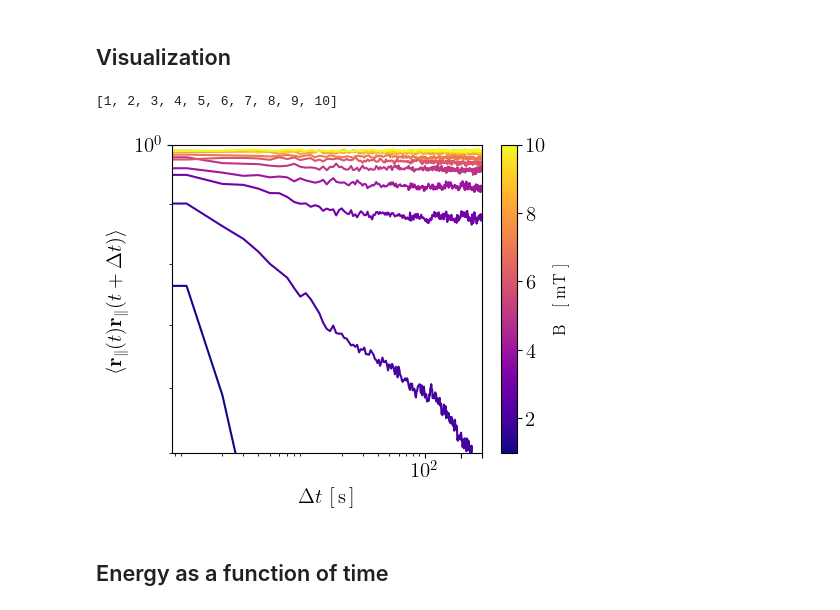
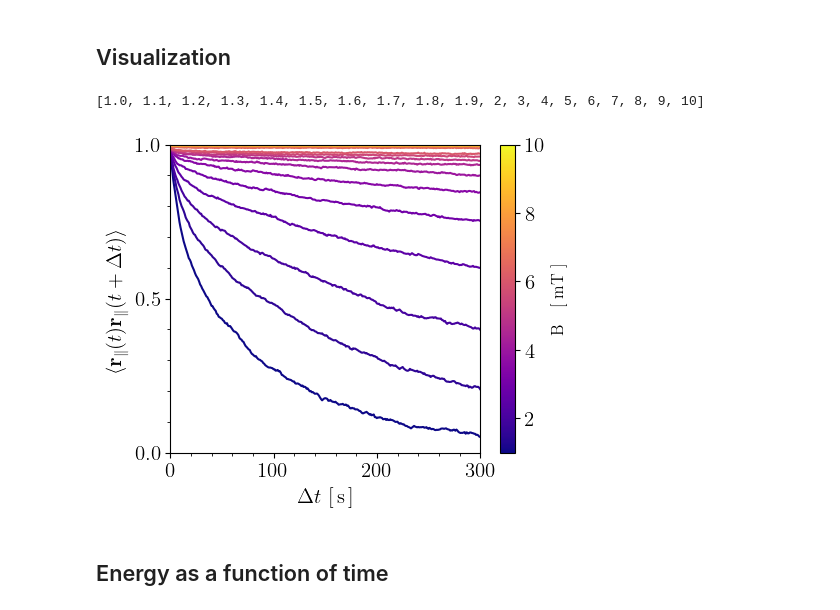
Before and after one commit to leogabac/stuckgs, a Jupyter notebook: src/fig4a.ipynb, the cells around one changed output. Cells and saved outputs as stored; diff of their text form; code cells hidden in the pictures.

```diff
--- a/src/fig4a.ipynb
+++ b/src/fig4a.ipynb
@@ -41,8 +41,8 @@ plt.rcParams.update({
 # %%
 quench_time = 300*ureg.s
 evolution_time = 60*ureg.s
-total_time = 3300*ureg.s
-sim_path = '/media/eru/ina/stuckgs/data/simstair'
+total_time = 6000*ureg.s
+sim_path = '/media/eru/ina/stuckgs/data/simstair_detailed'
 data_path = '/media/eru/ina/stuckgs/data/'
 # %% [markdown]
 ## Correlations
@@ -82,6 +82,28 @@ intervals = [
  (2670, 2970),
  (3000, 3300),
 ]
+
+intervals = [
+    (30,330),
+    (333,633),
+    (636,936),
+    (939,1239),
+    (1242,1542),
+    (1545,1845),
+    (1848,2148),
+    (2151,2451),
+    (2454,2754),
+    (2757,3057),
+    (3060,3360),
+    (3390,3690),
+    (3720,4020),
+    (4050,4350),
+    (4380,4680),
+    (4710,5010),
+    (5040,5340),
+    (5370,5670),
+    (5700,6000),
+]
 # %%
 def correlate_realization(sim_path,data,realization,interval,s,e):
     """
@@ -155,12 +186,12 @@ for interval in range(len(intervals)):
 # %%
 corravs = pd.read_csv(os.path.join(corr_path,'global.csv'), index_col=['interval','dt'])
 nintervals = corravs.index.get_level_values('interval').unique().to_list()
-# %%
-rate = params['max_field']/quench_time
-fields = [1,2,3,4,5,6,7,8,9,10]
-fields
-# %% [output]
-[1, 2, 3, 4, 5, 6, 7, 8, 9, 10]
+# %%
+rate = params['max_field']/quench_time
+fields = [1 + i/10 for i in range(10)] + [i for i in range(2,11)]
+fields
+# %% [output]
+[1.0, 1.1, 1.2, 1.3, 1.4, 1.5, 1.6, 1.7, 1.8, 1.9, 2, 3, 4, 5, 6, 7, 8, 9, 10]
 # %%
 fig, ax = plt.subplots(figsize = (5,4))
 cmap = plt.get_cmap('plasma')
@@ -168,39 +199,39 @@ cmap = plt.get_cmap('plasma')
 for interval, (i,B) in zip(nintervals, enumerate(fields)):
     color =  cmap(i / (len(fields) - 1))
     avi = corravs.loc[idx[interval,'av']]
-    ax.loglog(avi.index.to_list(),avi.to_list(), color=color)
-    #ax.plot(avi.index.to_list(),avi.to_list(), color=color)
+    #ax.loglog(avi.index.to_list(),avi.to_list(), color=color)
+    ax.plot(avi.index.to_list(),avi.to_list(), color=color)
 
 ax.set_xlim(0,h)
-ax.set_ylim(0.9,1)
+ax.set_ylim(0,1)
 ax.set_xlabel("$\\Delta t$ [\\,s\\,]", fontsize=15)
 ax.set_ylabel("$\\langle \\mathbf{r}_\\parallel(t) \\mathbf{r}_\\parallel(t+\\Delta t)\\rangle$",fontsize=15)
 
 ax.xaxis.set_major_locator(plt.MultipleLocator(100))
 ax.xaxis.set_minor_locator(plt.NullLocator())
 ax.xaxis.set_minor_formatter(plt.NullFormatter())
 
 
 ax.yaxis.set_major_locator(plt.MultipleLocator(0.5))
 ax.yaxis.set_minor_locator(plt.NullLocator())
 ax.yaxis.set_minor_formatter(plt.NullFormatter())
 
 ax.tick_params(axis='both', which='major', labelsize=15)
 ax.minorticks_on()
 
 # Colorbar
 sm = plt.cm.ScalarMappable(cmap=cmap, norm=plt.Normalize(vmin=1, vmax=10))
 sm.set_array([])
 cbar = plt.colorbar(sm,ax=ax)
 cbar.set_label(label='B \\,\\, [ mT ]',size='large')
 cbar.ax.tick_params(labelsize=15)
 
 fig.savefig(os.path.join(data_path,'figs/fig4a.png'),dpi=300,bbox_inches='tight')
 fig.savefig(os.path.join(data_path,'figs/fig4a.pdf'))
 
 plt.show()
 # %% [output]
-[figure, old version]
+[figure, new version]
 # %% [markdown]
 ## Energy as a function of time
 # %%
```
Also changed, not shown: parts of 2 cells of this notebook, 6 other files.
